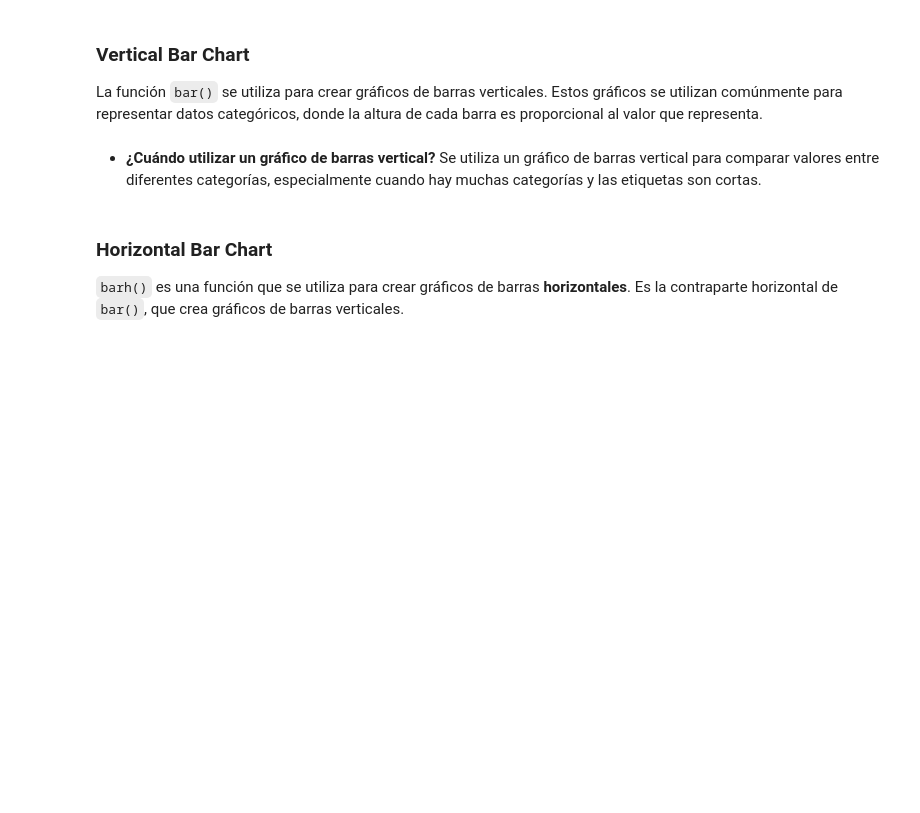
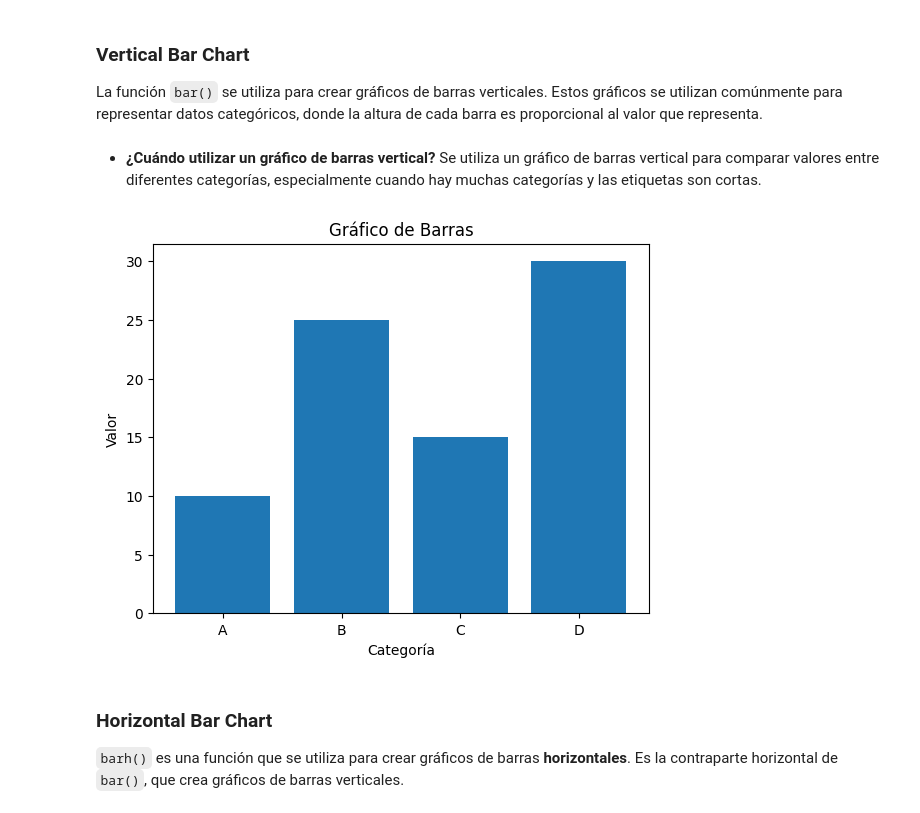
Before and after one commit to ayorick23/python-data-science-cheat-sheet, a Jupyter notebook: 03_matplotlib/01_basic_plots.ipynb, the cells around one changed output. Drawn from its saved outputs; the diff is of its cells as text; code cells hidden in the pictures; blank space fills up the shorter version.

```diff
--- a/03_matplotlib/01_basic_plots.ipynb
+++ b/03_matplotlib/01_basic_plots.ipynb
@@ -66,18 +68,18 @@ La función ``bar()`` se utiliza para crear gráficos de barras verticales. Esto
 # %%
 #Datos de ejemplo
 categorias = ['A', 'B', 'C', 'D']
 valores = [10, 25, 15, 30]
 
 #Crear un gráfico de barras
 plt.bar(categorias, valores)
 
 plt.xlabel('Categoría')
 plt.ylabel('Valor')
 plt.title('Gráfico de Barras')
 
-plt.legend()
-plt.grid(True)
 plt.show()
+# %% [output]
+[figure, added]
 # %% [markdown]
 ### Horizontal Bar Chart
 
```
Also changed, not shown: parts of 7 cells of this notebook, 1 other file.
